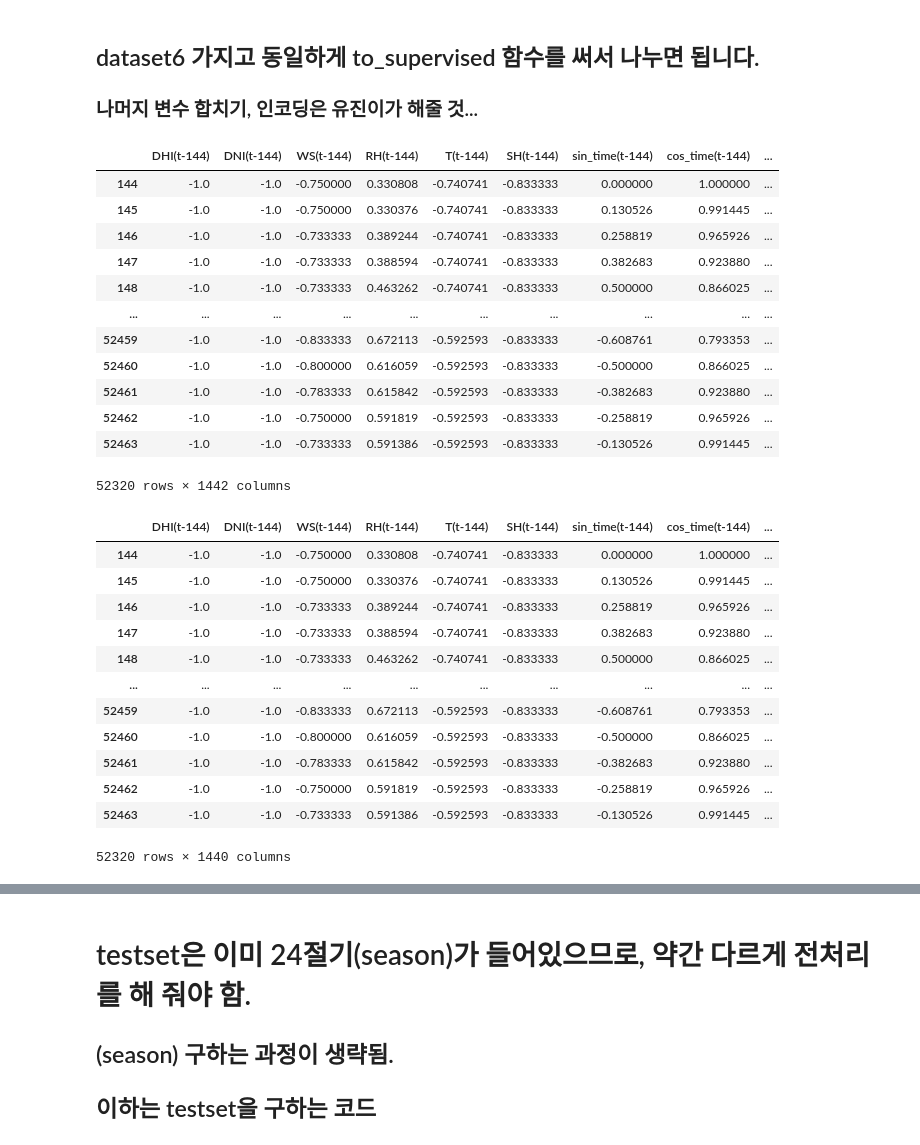
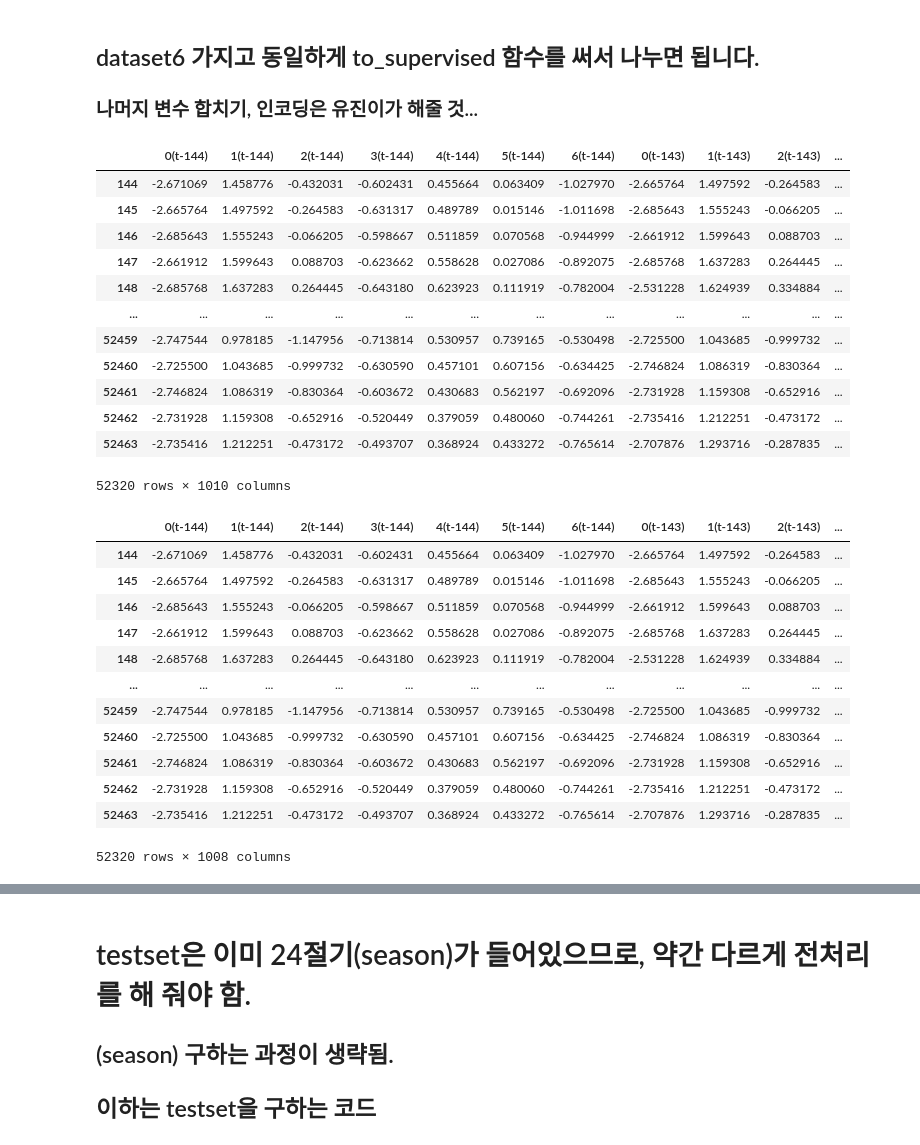
Before and after one commit to marvelous-koala/unlimited_power, a Jupyter notebook: SEMI_FINAL_차원축소.ipynb, the cells around one changed output, grey strips where cells are left out. Drawn from its saved outputs; the diff is of its cells as text; code cells hidden in the pictures.

```diff
--- a/SEMI_FINAL_차원축소.ipynb
+++ b/SEMI_FINAL_차원축소.ipynb
@@ -308,3 +317,9 @@ dataset6.head(10)
 | 7 | 0 | 0 | 1.4 | 72.55 | -11 | 9.0 | 0.793353 | 0.608761 | 0.0 | 0.0 |
 | 8 | 0 | 0 | 1.3 | 74.62 | -11 | 9.0 | 0.866025 | 0.500000 | 0.0 | 0.0 |
 | 9 | 0 | 0 | 1.3 | 74.61 | -11 | 9.0 | 0.923880 | 0.382683 | 0.0 | 0.0 |
+# %%
+from sklearn.preprocessing import StandardScaler
+scaler = StandardScaler()
+scaler.fit(dataset6)
+x = pd.DataFrame(scaler.transform(dataset6))
+x
@@ -310,0 +340,7 @@ dataset6.head(10)
+# %%
+Pika = 0.97
+pca = PCA(n_components= Pika, svd_solver='full' )
+pca.fit(x)
+temp = pd.DataFrame(pca.transform(x))
+
+temp
@@ -338,22 +380,22 @@ dataset7
 ## dataset6 가지고 동일하게 to_supervised 함수를 써서 나누면 됩니다.
 ### 나머지 변수 합치기, 인코딩은 유진이가 해줄 것...
 # %%
-dataset8 = train_to_supervised(dataset7, temp_Y,n_days)
+dataset8 = train_to_supervised(temp, temp_Y,n_days)
 dataset8
 # %% [output]
-|  | DHI(t-144) | DNI(t-144) | WS(t-144) | RH(t-144) | T(t-144) | SH(t-144) | sin_time(t-144) | cos_time(t-144) | ... |
-| 144 | -1.0 | -1.0 | -0.750000 | 0.330808 | -0.740741 | -0.833333 | 0.000000 | 1.000000 | ... |
-| 145 | -1.0 | -1.0 | -0.750000 | 0.330376 | -0.740741 | -0.833333 | 0.130526 | 0.991445 | ... |
-| 146 | -1.0 | -1.0 | -0.733333 | 0.389244 | -0.740741 | -0.833333 | 0.258819 | 0.965926 | ... |
-| 147 | -1.0 | -1.0 | -0.733333 | 0.388594 | -0.740741 | -0.833333 | 0.382683 | 0.923880 | ... |
-| 148 | -1.0 | -1.0 | -0.733333 | 0.463262 | -0.740741 | -0.833333 | 0.500000 | 0.866025 | ... |
-| ... | ... | ... | ... | ... | ... | ... | ... | ... | ... |
-| 52459 | -1.0 | -1.0 | -0.833333 | 0.672113 | -0.592593 | -0.833333 | -0.608761 | 0.793353 | ... |
-| 52460 | -1.0 | -1.0 | -0.800000 | 0.616059 | -0.592593 | -0.833333 | -0.500000 | 0.866025 | ... |
-| 52461 | -1.0 | -1.0 | -0.783333 | 0.615842 | -0.592593 | -0.833333 | -0.382683 | 0.923880 | ... |
-| 52462 | -1.0 | -1.0 | -0.750000 | 0.591819 | -0.592593 | -0.833333 | -0.258819 | 0.965926 | ... |
-| 52463 | -1.0 | -1.0 | -0.733333 | 0.591386 | -0.592593 | -0.833333 | -0.130526 | 0.991445 | ... |
+|  | 0(t-144) | 1(t-144) | 2(t-144) | 3(t-144) | 4(t-144) | 5(t-144) | 6(t-144) | 0(t-143) | 1(t-143) | 2(t-143) | ... |
+| 144 | -2.671069 | 1.458776 | -0.432031 | -0.602431 | 0.455664 | 0.063409 | -1.027970 | -2.665764 | 1.497592 | -0.264583 | ... |
+| 145 | -2.665764 | 1.497592 | -0.264583 | -0.631317 | 0.489789 | 0.015146 | -1.011698 | -2.685643 | 1.555243 | -0.066205 | ... |
+| 146 | -2.685643 | 1.555243 | -0.066205 | -0.598667 | 0.511859 | 0.070568 | -0.944999 | -2.661912 | 1.599643 | 0.088703 | ... |
+| 147 | -2.661912 | 1.599643 | 0.088703 | -0.623662 | 0.558628 | 0.027086 | -0.892075 | -2.685768 | 1.637283 | 0.264445 | ... |
+| 148 | -2.685768 | 1.637283 | 0.264445 | -0.643180 | 0.623923 | 0.111919 | -0.782004 | -2.531228 | 1.624939 | 0.334884 | ... |
+| ... | ... | ... | ... | ... | ... | ... | ... | ... | ... | ... | ... |
+| 52459 | -2.747544 | 0.978185 | -1.147956 | -0.713814 | 0.530957 | 0.739165 | -0.530498 | -2.725500 | 1.043685 | -0.999732 | ... |
+| 52460 | -2.725500 | 1.043685 | -0.999732 | -0.630590 | 0.457101 | 0.607156 | -0.634425 | -2.746824 | 1.086319 | -0.830364 | ... |
+| 52461 | -2.746824 | 1.086319 | -0.830364 | -0.603672 | 0.430683 | 0.562197 | -0.692096 | -2.731928 | 1.159308 | -0.652916 | ... |
+| 52462 | -2.731928 | 1.159308 | -0.652916 | -0.520449 | 0.379059 | 0.480060 | -0.744261 | -2.735416 | 1.212251 | -0.473172 | ... |
+| 52463 | -2.735416 | 1.212251 | -0.473172 | -0.493707 | 0.368924 | 0.433272 | -0.765614 | -2.707876 | 1.293716 | -0.287835 | ... |
-52320 rows × 1442 columns
+52320 rows × 1010 columns
 # %%
 X = dataset8.iloc[:,:-2]
 
@@ -361,16 +403,16 @@ y_1 = pd.DataFrame(dataset8.iloc[:,-2])
 y_2 = pd.DataFrame(dataset8.iloc[:,-1])
 X
 # %% [output]
-|  | DHI(t-144) | DNI(t-144) | WS(t-144) | RH(t-144) | T(t-144) | SH(t-144) | sin_time(t-144) | cos_time(t-144) | ... |
-| 144 | -1.0 | -1.0 | -0.750000 | 0.330808 | -0.740741 | -0.833333 | 0.000000 | 1.000000 | ... |
-| 145 | -1.0 | -1.0 | -0.750000 | 0.330376 | -0.740741 | -0.833333 | 0.130526 | 0.991445 | ... |
-| 146 | -1.0 | -1.0 | -0.733333 | 0.389244 | -0.740741 | -0.833333 | 0.258819 | 0.965926 | ... |
-| 147 | -1.0 | -1.0 | -0.733333 | 0.388594 | -0.740741 | -0.833333 | 0.382683 | 0.923880 | ... |
-| 148 | -1.0 | -1.0 | -0.733333 | 0.463262 | -0.740741 | -0.833333 | 0.500000 | 0.866025 | ... |
-| ... | ... | ... | ... | ... | ... | ... | ... | ... | ... |
-| 52459 | -1.0 | -1.0 | -0.833333 | 0.672113 | -0.592593 | -0.833333 | -0.608761 | 0.793353 | ... |
-| 52460 | -1.0 | -1.0 | -0.800000 | 0.616059 | -0.592593 | -0.833333 | -0.500000 | 0.866025 | ... |
-| 52461 | -1.0 | -1.0 | -0.783333 | 0.615842 | -0.592593 | -0.833333 | -0.382683 | 0.923880 | ... |
-| 52462 | -1.0 | -1.0 | -0.750000 | 0.591819 | -0.592593 | -0.833333 | -0.258819 | 0.965926 | ... |
-| 52463 | -1.0 | -1.0 | -0.733333 | 0.591386 | -0.592593 | -0.833333 | -0.130526 | 0.991445 | ... |
+|  | 0(t-144) | 1(t-144) | 2(t-144) | 3(t-144) | 4(t-144) | 5(t-144) | 6(t-144) | 0(t-143) | 1(t-143) | 2(t-143) | ... |
+| 144 | -2.671069 | 1.458776 | -0.432031 | -0.602431 | 0.455664 | 0.063409 | -1.027970 | -2.665764 | 1.497592 | -0.264583 | ... |
+| 145 | -2.665764 | 1.497592 | -0.264583 | -0.631317 | 0.489789 | 0.015146 | -1.011698 | -2.685643 | 1.555243 | -0.066205 | ... |
+| 146 | -2.685643 | 1.555243 | -0.066205 | -0.598667 | 0.511859 | 0.070568 | -0.944999 | -2.661912 | 1.599643 | 0.088703 | ... |
+| 147 | -2.661912 | 1.599643 | 0.088703 | -0.623662 | 0.558628 | 0.027086 | -0.892075 | -2.685768 | 1.637283 | 0.264445 | ... |
+| 148 | -2.685768 | 1.637283 | 0.264445 | -0.643180 | 0.623923 | 0.111919 | -0.782004 | -2.531228 | 1.624939 | 0.334884 | ... |
+| ... | ... | ... | ... | ... | ... | ... | ... | ... | ... | ... | ... |
+| 52459 | -2.747544 | 0.978185 | -1.147956 | -0.713814 | 0.530957 | 0.739165 | -0.530498 | -2.725500 | 1.043685 | -0.999732 | ... |
+| 52460 | -2.725500 | 1.043685 | -0.999732 | -0.630590 | 0.457101 | 0.607156 | -0.634425 | -2.746824 | 1.086319 | -0.830364 | ... |
+| 52461 | -2.746824 | 1.086319 | -0.830364 | -0.603672 | 0.430683 | 0.562197 | -0.692096 | -2.731928 | 1.159308 | -0.652916 | ... |
+| 52462 | -2.731928 | 1.159308 | -0.652916 | -0.520449 | 0.379059 | 0.480060 | -0.744261 | -2.735416 | 1.212251 | -0.473172 | ... |
+| 52463 | -2.735416 | 1.212251 | -0.473172 | -0.493707 | 0.368924 | 0.433272 | -0.765614 | -2.707876 | 1.293716 | -0.287835 | ... |
-52320 rows × 1440 columns
+52320 rows × 1008 columns
```
Also changed, not shown: parts of 23 cells of this notebook, 1 other file.
